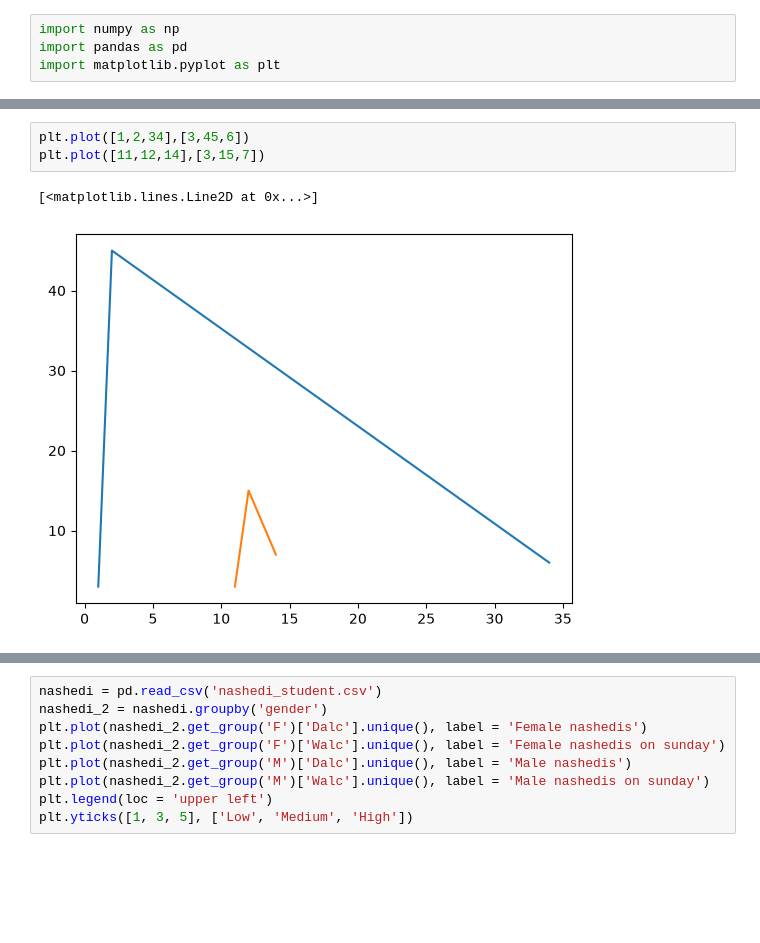
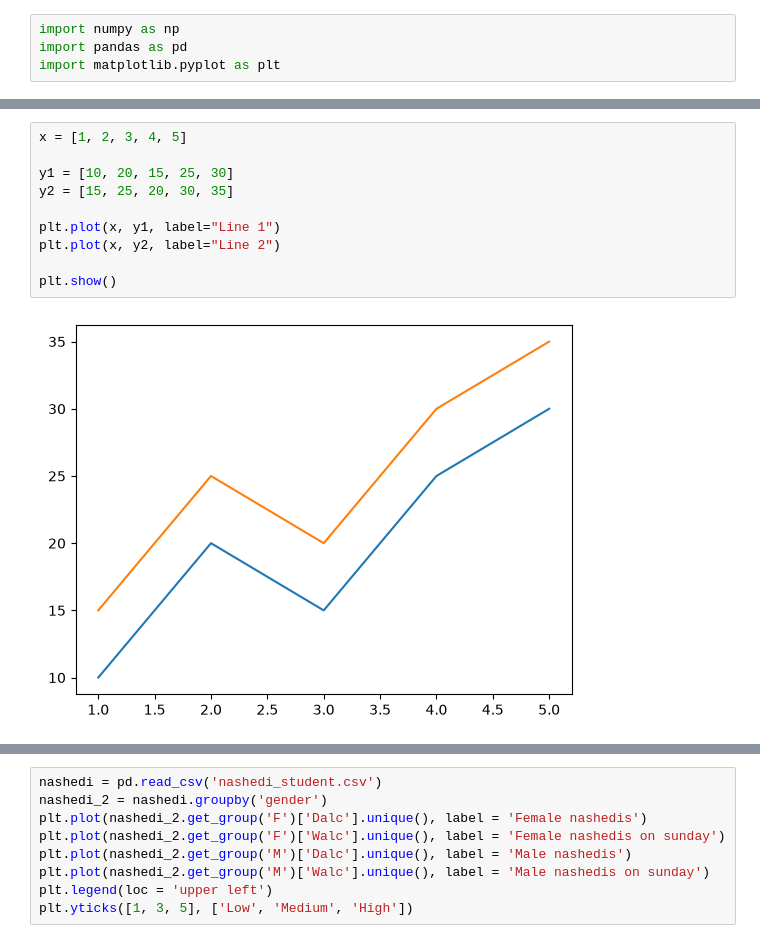
Before and after one commit to Anuragpathak08/Data-Analysis, a Jupyter notebook: 6 matplotlib/m1day01.ipynb, the cells around one changed output, grey strips where cells are left out. Drawn from its saved outputs; the diff is of its cells as text; blank space fills up the shorter version.

```diff
--- a/6 matplotlib/m1day01.ipynb
+++ b/6 matplotlib/m1day01.ipynb
@@ -11,6 +132,12 @@ plt.plot([2,4, 17, 23], [10, 34, 18,12 ], label = 'abc')
 # %%
-plt.plot([1,2,34],[3,45,6])
-plt.plot([11,12,14],[3,15,7])
+x = [1, 2, 3, 4, 5]
+
+y1 = [10, 20, 15, 25, 30]
+y2 = [15, 25, 20, 30, 35]
+
+plt.plot(x, y1, label="Line 1")
+plt.plot(x, y2, label="Line 2")
+
+plt.show()
 # %% [output]
-[<matplotlib.lines.Line2D at 0x...>]
-[figure, old version]
+[figure, new version]
```
Also changed, not shown: parts of 11 cells of this notebook, 4 other files.
